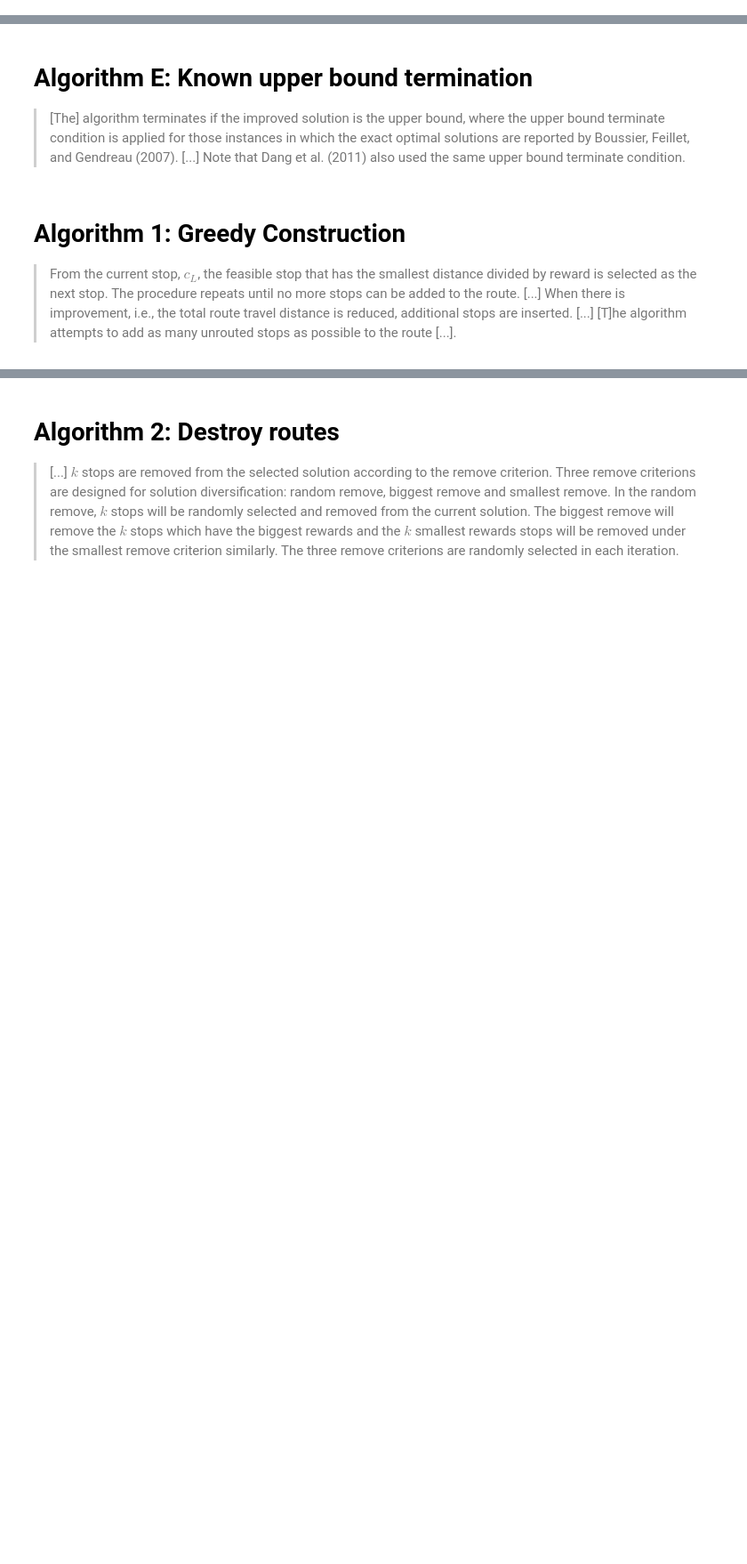
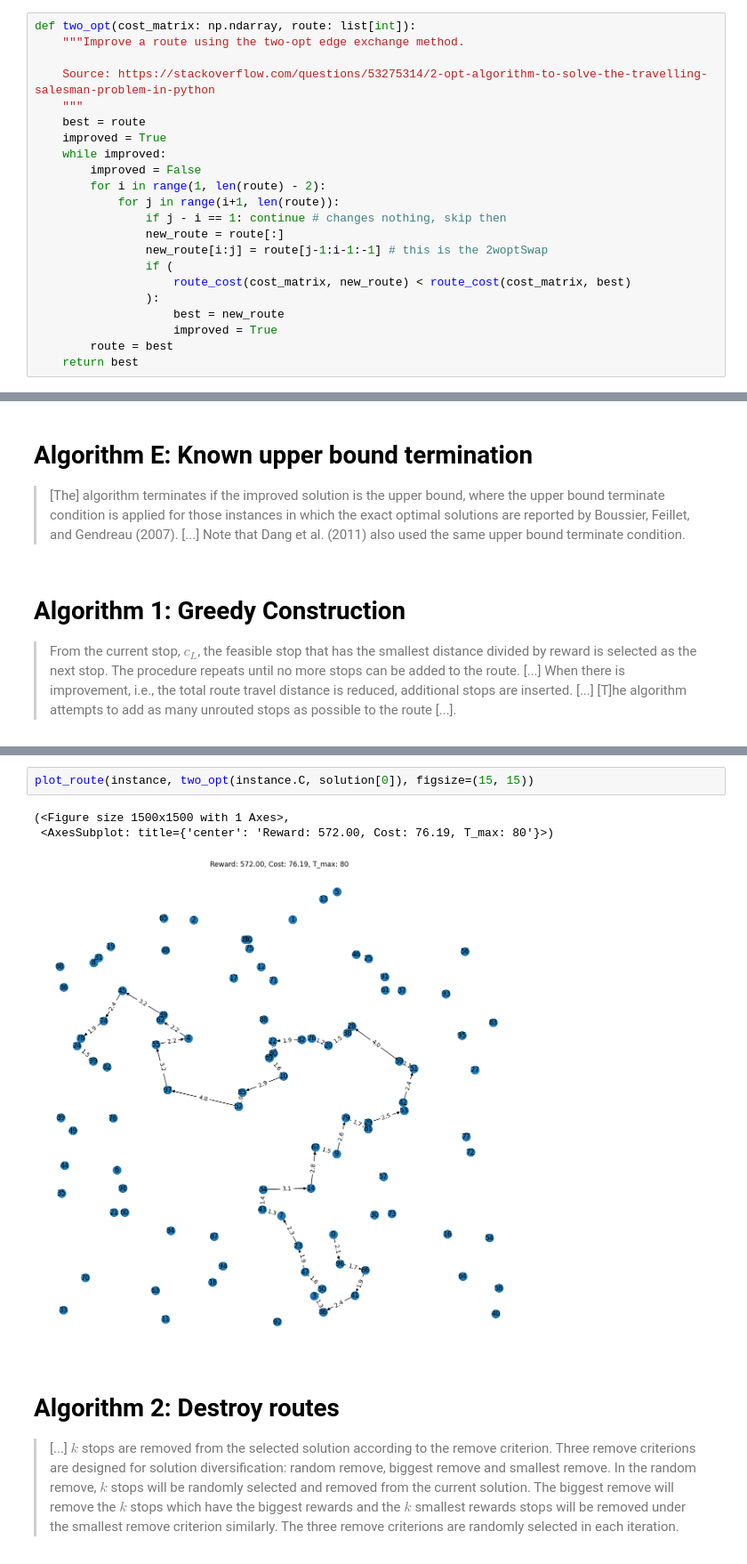
Before and after one commit to quachpas/ro06-top-solver, a Jupyter notebook: src/ALNS.ipynb, the cells around one changed output, grey strips where cells are left out. Shown at 89% size. Drawn from its saved outputs; the diff is of its cells as text; blank space fills up the shorter version.

```diff
--- a/src/ALNS.ipynb
+++ b/src/ALNS.ipynb
@@ -7,0 +62,22 @@ Chao = read_Chao()
+# %%
+def two_opt(cost_matrix: np.ndarray, route: list[int]):
+    """Improve a route using the two-opt edge exchange method.
+
+    Source: https://stackoverflow.com/questions/53275314/2-opt-algorithm-to-solve-the-travelling-salesman-problem-in-python
+    """
+    best = route
+    improved = True
+    while improved:
+        improved = False
+        for i in range(1, len(route) - 2):
+            for j in range(i+1, len(route)):
+                if j - i == 1: continue # changes nothing, skip then
+                new_route = route[:]
+                new_route[i:j] = route[j-1:i-1:-1] # this is the 2woptSwap
+                if (
+                    route_cost(cost_matrix, new_route) < route_cost(cost_matrix, best)
+                ):
+                    best = new_route
+                    improved = True
+        route = best
+    return best
@@ -135,3 +198,9 @@ construction(instance).solution
+# %%
+plot_route(instance, two_opt(instance.C, solution[0]), figsize=(15, 15))
+# %% [output]
+(<Figure size 1500x1500 with 1 Axes>,
+ <AxesSubplot: title={'center': 'Reward: 572.00, Cost: 76.19, T_max: 80'}>)
+[figure, added]
 # %% [markdown]
 # Algorithm 2: Destroy routes
 > [...] $k$ stops are removed from the selected solution according to the remove criterion. Three remove criterions are designed for solution diversification: random remove, biggest remove and smallest remove. In the random remove, $k$ stops will be randomly selected and removed from the current solution. The biggest remove will remove the $k$ stops which have the biggest rewards and the $k$ smallest rewards stops will be removed under the smallest remove criterion similarly. The three remove criterions are randomly selected in each iteration.
```
Also changed, not shown: parts of 13 cells of this notebook, 3 other files.
